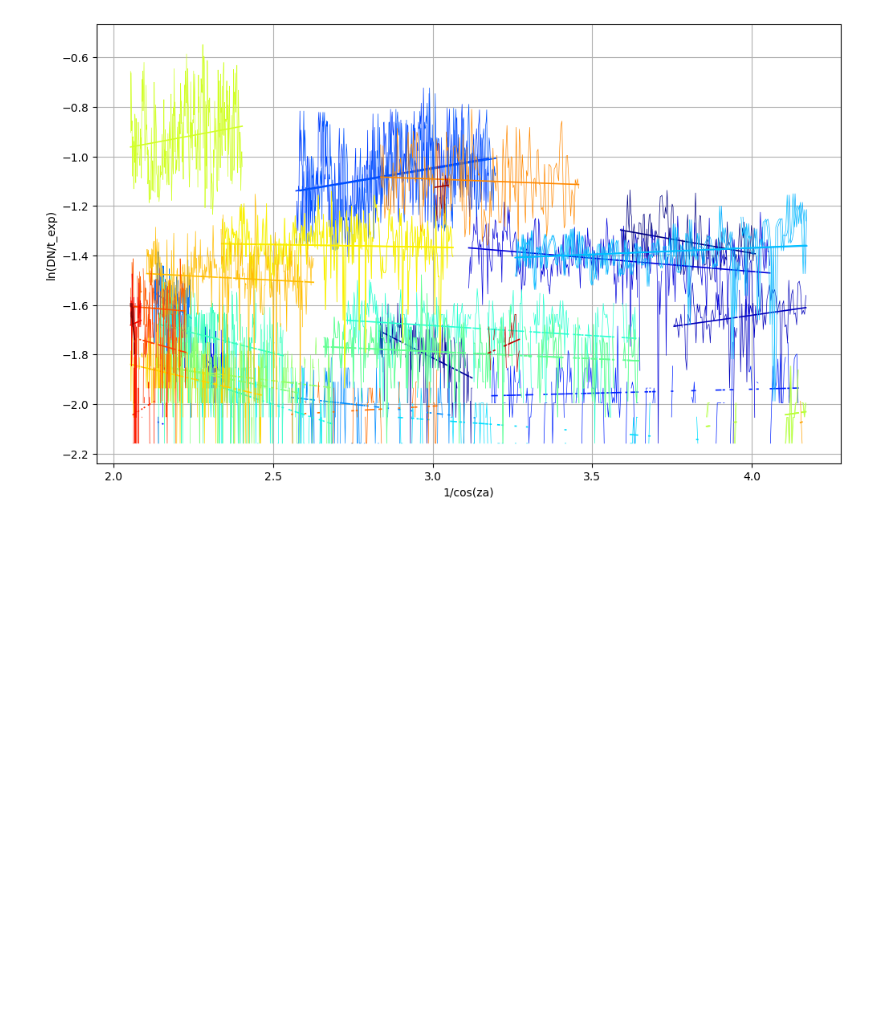
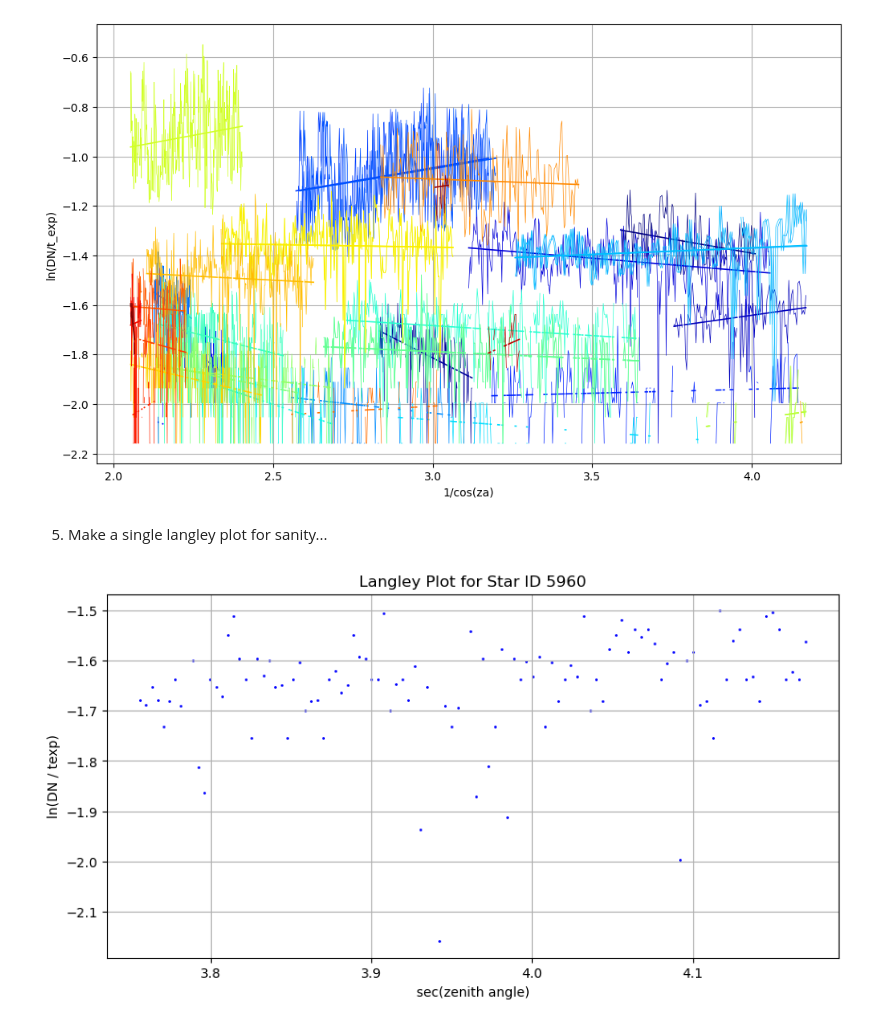
Before and after one commit to jtobs1/angstrom_plots, a Jupyter notebook: read_centroid_arr.ipynb, the cells around one changed output. Drawn from its saved outputs; the diff is of its cells as text; code cells hidden in the pictures; blank space fills up the shorter version.

```diff
--- a/read_centroid_arr.ipynb
+++ b/read_centroid_arr.ipynb
@@ -81,3 +93,25 @@ Standard-dev slope: 2.177338005128265
 
 Weighted-average slope: -0.07636901674835965
 [figure]
+# %% [markdown]
+5. Make a single langley plot for sanity...
+# %%
+# Elevation angle and DN for select star
+star_id = 5960
+els = id_arr.applymap(lambda x: x[3] if isinstance(x, tuple) else np.nan)[star_id]
+dns = id_arr.applymap(lambda x: x[1] if isinstance(x, tuple) else np.nan)[star_id]
+texp = 10000.0 / 1000.0 # 10 ms exposure time
+
+zenith = np.deg2rad(90 - els)
+x = 1 / np.cos(zenith)
+y = np.log(dns / texp)
+
+plt.figure(figsize=(10, 5))
+plt.scatter(x, y, s=1, c='blue')
+plt.title(f"Langley Plot for Star ID {star_id}")
+plt.xlabel("sec(zenith angle)")
+plt.ylabel("ln(DN / texp)")
+plt.grid()
+plt.show()
+# %% [output]
+[figure, added]
```
Also changed, not shown: parts of 5 cells of this notebook, 7 other files.
